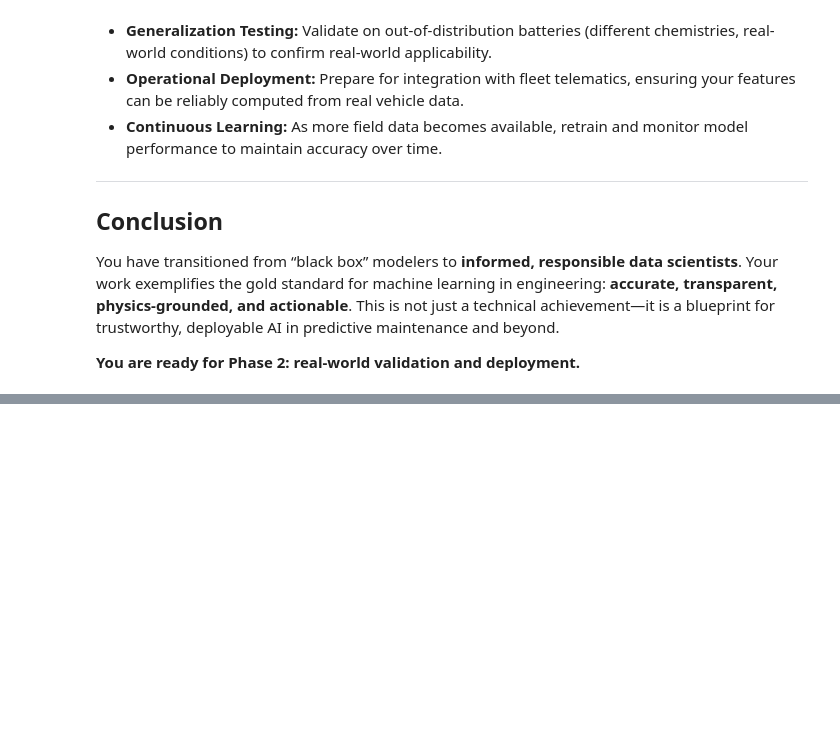
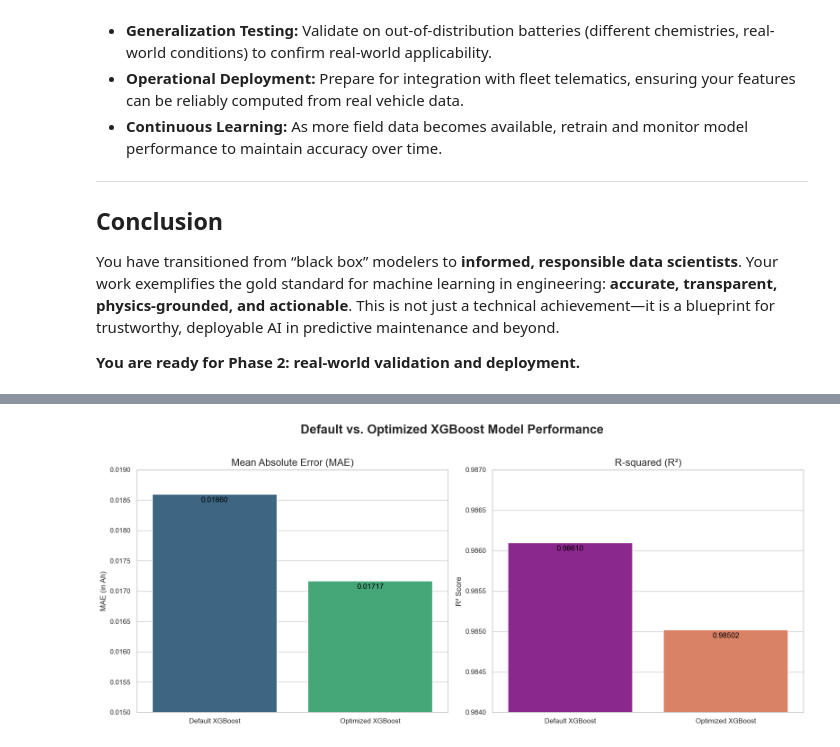
Before and after one commit to Jai-Kumar786/EV_Predictive_Maintenance, a Jupyter notebook: notebooks/02_model_building.ipynb, the cells around one changed output, grey strips where cells are left out. Cells and saved outputs as stored; diff of their text form; code cells hidden in the pictures; blank space fills up the shorter version.

```diff
--- a/notebooks/02_model_building.ipynb
+++ b/notebooks/02_model_building.ipynb
@@ -1904,0 +2117,54 @@ You have transitioned from “black box” modelers to **informed, responsible d
+# %%
+import matplotlib.pyplot as plt
+import seaborn as sns
+import pandas as pd
+
+# --- Data Preparation ---
+# We'll use the performance_df created in the previous step.
+# If you are in a new session, you would recreate it with your results.
+comparison_data = {
+    'Model': ['Default XGBoost', 'Optimized XGBoost'],
+    'MAE (Ah)': [0.01860, 0.01717],
+    'R-squared (R2)': [0.986100, 0.985021]
+}
+performance_df = pd.DataFrame(comparison_data)
+
+
+# --- Visualization ---
+sns.set_theme(style="whitegrid")
+fig, (ax1, ax2) = plt.subplots(1, 2, figsize=(16, 7))
+fig.suptitle('Default vs. Optimized XGBoost Model Performance', fontsize=20, fontweight='bold')
+
+# Plot 1: Mean Absolute Error (MAE) - Lower is better
+sns.barplot(x='Model', y='MAE (Ah)', data=performance_df, ax=ax1, palette='viridis')
+ax1.set_title('Mean Absolute Error (MAE)', fontsize=16)
+ax1.set_ylabel('MAE (in Ah)', fontsize=12)
+ax1.set_xlabel('')
+# Set a tight y-axis limit to emphasize the difference
+ax1.set_ylim(0.015, 0.019)
+
+
+# Plot 2: R-squared (R2) - Higher is better
+sns.barplot(x='Model', y='R-squared (R2)', data=performance_df, ax=ax2, palette='plasma')
+ax2.set_title('R-squared (R²)', fontsize=16)
+ax2.set_ylabel('R² Score', fontsize=12)
+ax2.set_xlabel('')
+# Set a tight y-axis limit to emphasize the difference
+ax2.set_ylim(0.984, 0.987)
+
+# Add data labels to the bars for clarity
+for p in ax1.patches:
+    ax1.annotate(f'{p.get_height():.5f}', (p.get_x() + p.get_width() / 2., p.get_height()),
+                 ha='center', va='center', fontsize=12, color='black', xytext=(0, -10),
+                 textcoords='offset points')
+
+for p in ax2.patches:
+    ax2.annotate(f'{p.get_height():.5f}', (p.get_x() + p.get_width() / 2., p.get_height()),
+                 ha='center', va='center', fontsize=12, color='black', xytext=(0, -10),
+                 textcoords='offset points')
+
+
+plt.tight_layout(rect=[0, 0, 1, 0.96])
+plt.show()
+# %% [output]
+[figure, added]
```
Also changed, not shown: parts of 28 cells of this notebook, 1 other file.
